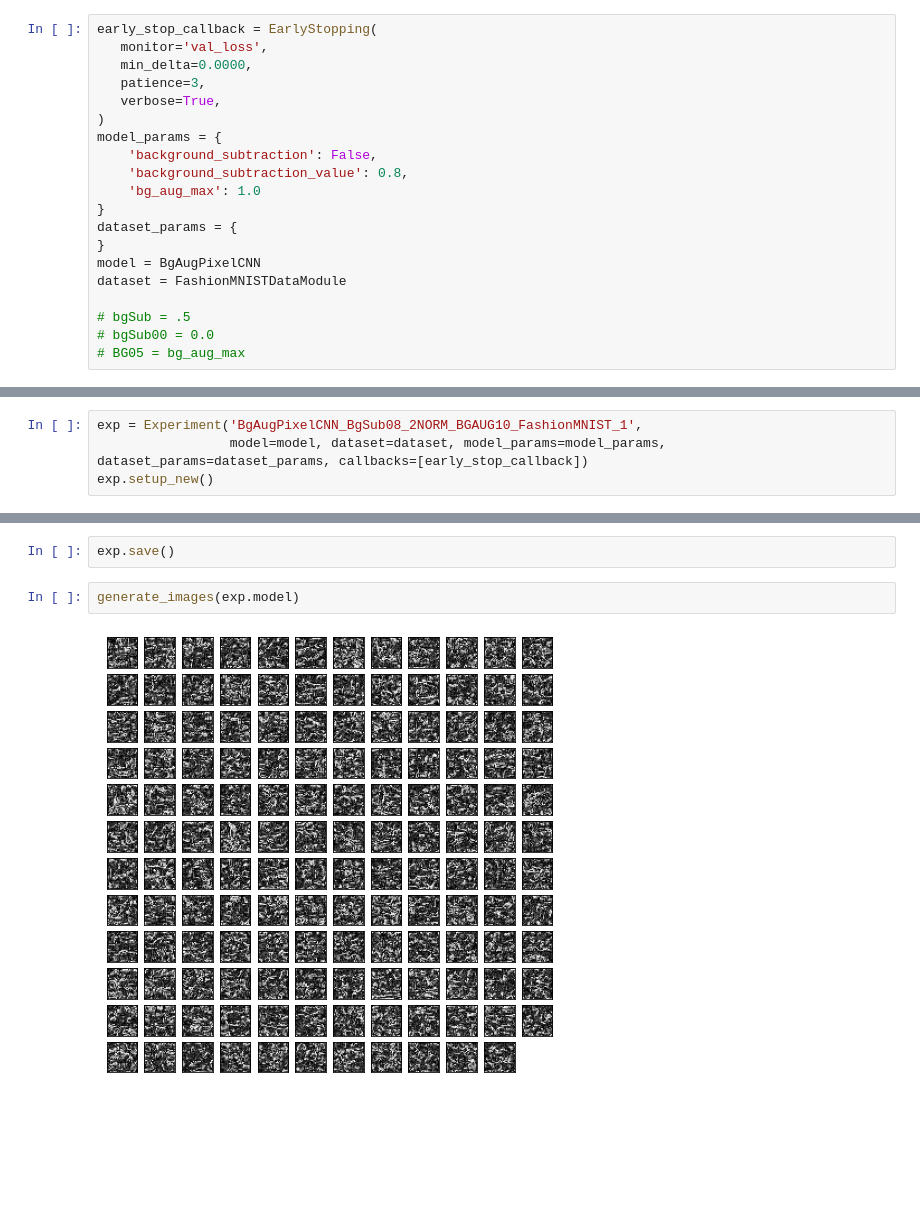
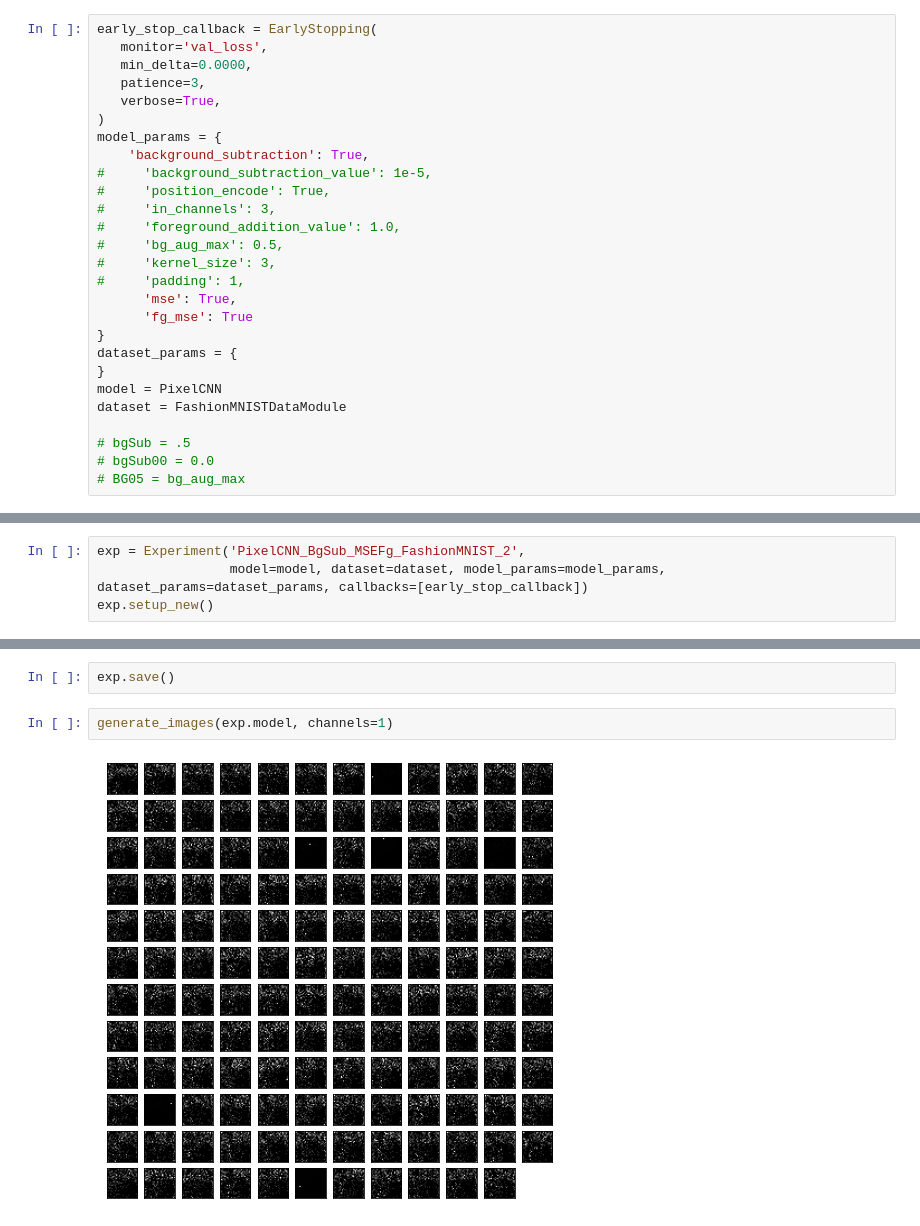
Before and after one commit to kredde/background-masked-generative-models, a Jupyter notebook: notebooks/02-Kristian-run-experiments.ipynb, the cells around one changed output, grey strips where cells are left out. Saved outputs shown, nothing was run; the diff lists cells and outputs as text; blank space fills up the shorter version.

```diff
--- a/notebooks/02-Kristian-run-experiments.ipynb
+++ b/notebooks/02-Kristian-run-experiments.ipynb
@@ -28,13 +28,20 @@ early_stop_callback = EarlyStopping(
    verbose=True,
 )
 model_params = {
-    'background_subtraction': False,
-    'background_subtraction_value': 0.8,
-    'bg_aug_max': 1.0
+    'background_subtraction': True,
+#     'background_subtraction_value': 1e-5,
+#     'position_encode': True,
+#     'in_channels': 3,
+#     'foreground_addition_value': 1.0,
+#     'bg_aug_max': 0.5,
+#     'kernel_size': 3,
+#     'padding': 1,
+      'mse': True,
+      'fg_mse': True
 }
 dataset_params = {
 }
-model = BgAugPixelCNN
+model = PixelCNN
 dataset = FashionMNISTDataModule
 
 # bgSub = .5
@@ -43,7 +50,7 @@ dataset = FashionMNISTDataModule
 # %% [output]
 EarlyStopping mode set to min for monitoring val_loss.
 # %%
-exp = Experiment('BgAugPixelCNN_BgSub08_2NORM_BGAUG10_FashionMNIST_1',
+exp = Experiment('PixelCNN_BgSub_MSEFg_FashionMNIST_2',
                  model=model, dataset=dataset, model_params=model_params, dataset_params=dataset_params, callbacks=[early_stop_callback])
 exp.setup_new()
 # %% [output]
@@ -74,6 +117,6 @@ BrokenPipeError: [Errno 32] Broken pipe
 # %%
 exp.save()
 # %%
-generate_images(exp.model)
+generate_images(exp.model, channels=1)
 # %% [output]
-[figure, old version]
+[figure, new version]
```
Also changed, not shown: parts of 18 cells of this notebook, 6 other files.
